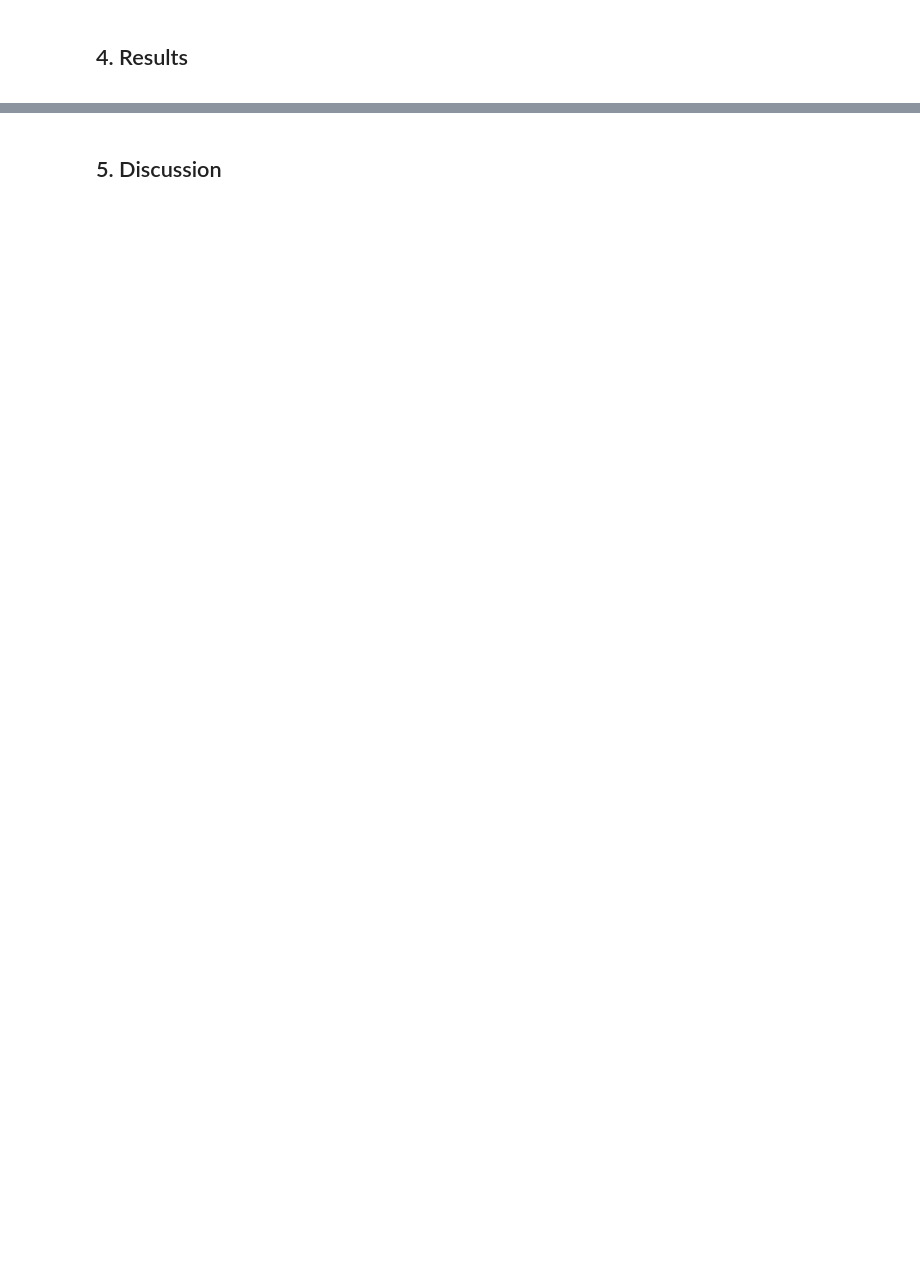
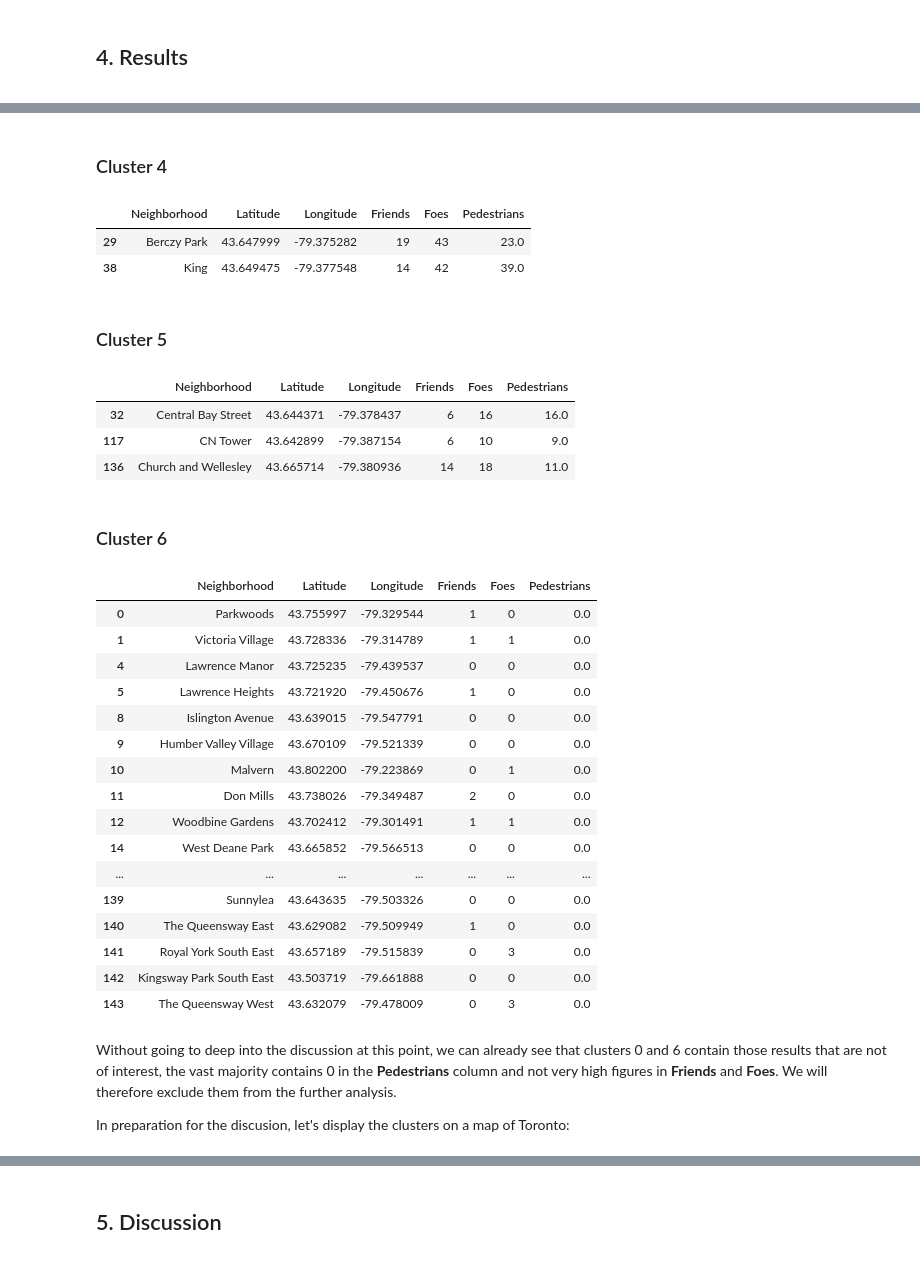
Before and after one commit to painter099/Coursera_Capstone, a Jupyter notebook: Coursera Data Science Capstone Project.ipynb, the cells around one changed output, grey strips where cells are left out. Saved outputs shown, nothing was run; the diff lists cells and outputs as text; code cells hidden in the pictures; blank space fills up the shorter version.

```diff
--- a/Coursera Data Science Capstone Project.ipynb
+++ b/Coursera Data Science Capstone Project.ipynb
@@ -178,0 +807,43 @@ Again, the next section contains more information on how these calls are done.
+# %% [markdown]
+### Cluster 4
+# %%
+neighborhoods_friends_foes[['Neighborhood', 'Latitude', 'Longitude', 'Friends', 'Foes', 'Pedestrians']].loc[neighborhoods_friends_foes['Cluster'] == 4, ]
+# %% [output]
+|  | Neighborhood | Latitude | Longitude | Friends | Foes | Pedestrians |
+| 29 | Berczy Park | 43.647999 | -79.375282 | 19 | 43 | 23.0 |
+| 38 | King | 43.649475 | -79.377548 | 14 | 42 | 39.0 |
+# %% [markdown]
+### Cluster 5
+# %%
+neighborhoods_friends_foes[['Neighborhood', 'Latitude', 'Longitude', 'Friends', 'Foes', 'Pedestrians']].loc[neighborhoods_friends_foes['Cluster'] == 5, ]
+# %% [output]
+|  | Neighborhood | Latitude | Longitude | Friends | Foes | Pedestrians |
+| 32 | Central Bay Street | 43.644371 | -79.378437 | 6 | 16 | 16.0 |
+| 117 | CN Tower | 43.642899 | -79.387154 | 6 | 10 | 9.0 |
+| 136 | Church and Wellesley | 43.665714 | -79.380936 | 14 | 18 | 11.0 |
+# %% [markdown]
+### Cluster 6
+# %%
+neighborhoods_friends_foes[['Neighborhood', 'Latitude', 'Longitude', 'Friends', 'Foes', 'Pedestrians']].loc[neighborhoods_friends_foes['Cluster'] == 6, ]
+# %% [output]
+|  | Neighborhood | Latitude | Longitude | Friends | Foes | Pedestrians |
+| 0 | Parkwoods | 43.755997 | -79.329544 | 1 | 0 | 0.0 |
+| 1 | Victoria Village | 43.728336 | -79.314789 | 1 | 1 | 0.0 |
+| 4 | Lawrence Manor | 43.725235 | -79.439537 | 0 | 0 | 0.0 |
+| 5 | Lawrence Heights | 43.721920 | -79.450676 | 1 | 0 | 0.0 |
+| 8 | Islington Avenue | 43.639015 | -79.547791 | 0 | 0 | 0.0 |
+| 9 | Humber Valley Village | 43.670109 | -79.521339 | 0 | 0 | 0.0 |
+| 10 | Malvern | 43.802200 | -79.223869 | 0 | 1 | 0.0 |
+| 11 | Don Mills | 43.738026 | -79.349487 | 2 | 0 | 0.0 |
+| 12 | Woodbine Gardens | 43.702412 | -79.301491 | 1 | 1 | 0.0 |
+| 14 | West Deane Park | 43.665852 | -79.566513 | 0 | 0 | 0.0 |
+| ... | ... | ... | ... | ... | ... | ... |
+| 139 | Sunnylea | 43.643635 | -79.503326 | 0 | 0 | 0.0 |
+| 140 | The Queensway East | 43.629082 | -79.509949 | 1 | 0 | 0.0 |
+| 141 | Royal York South East | 43.657189 | -79.515839 | 0 | 3 | 0.0 |
+| 142 | Kingsway Park South East | 43.503719 | -79.661888 | 0 | 0 | 0.0 |
+| 143 | The Queensway West | 43.632079 | -79.478009 | 0 | 3 | 0.0 |
+# %% [markdown]
+Without going to deep into the discussion at this point, we can already see that clusters 0 and 6 contain those results that are not of interest, the vast majority contains 0 in the **Pedestrians** column and not very high figures in **Friends** and **Foes**. We will therefore exclude them from the further analysis.
+
+In preparation for the discusion, let's display the clusters on a map of Toronto:
```
Also changed, not shown: parts of 93 cells of this notebook.
